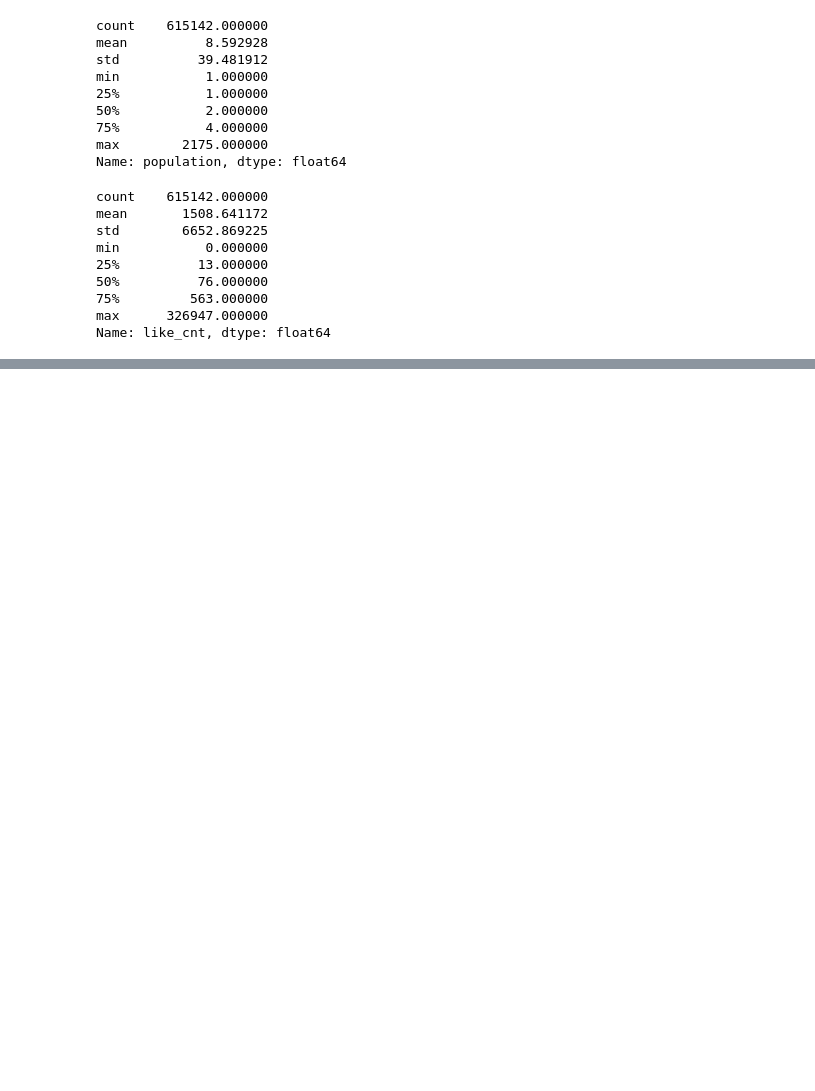
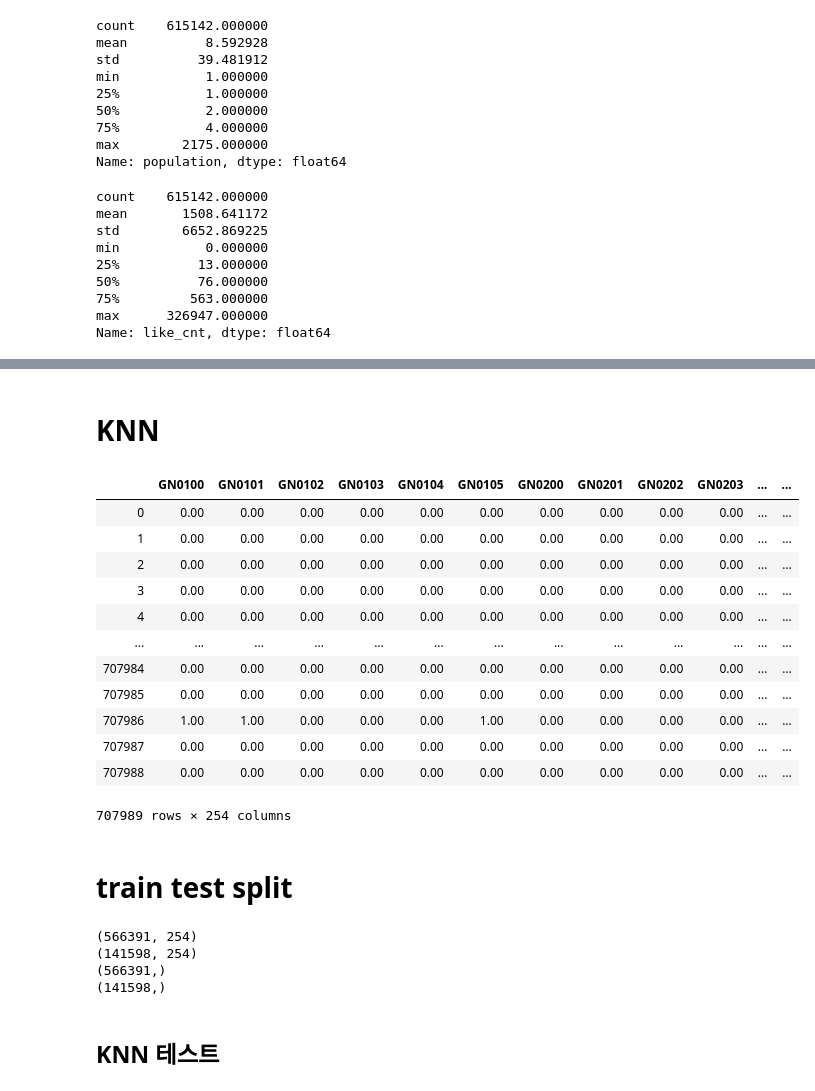
Before and after one commit to HowardHowonYu/book_recommendation, a Jupyter notebook: howard/playlist_recommendation/KNN.ipynb, the cells around one changed output, grey strips where cells are left out. Saved outputs shown, nothing was run; the diff lists cells and outputs as text; code cells hidden in the pictures; blank space fills up the shorter version.

```diff
--- a/howard/playlist_recommendation/KNN.ipynb
+++ b/howard/playlist_recommendation/KNN.ipynb
@@ -364,0 +434,2 @@ Name: like_cnt, dtype: float64
+# %%
+final_df_no_id = final_df_one_hot_copy[final_df_one_hot_copy.columns.difference(['id'])]
@@ -364,0 +454,24 @@ Name: like_cnt, dtype: float64
+# %%
+MinMax_scaled = minmax_scale(final_df_no_id, axis=0, copy=True, )
+# %%
+df_for_KNN = pd.DataFrame(MinMax_scaled, columns = final_df_no_id.columns)
+# %% [markdown]
+# KNN
+# %%
+df_for_KNN
+# %% [output]
+|  | GN0100 | GN0101 | GN0102 | GN0103 | GN0104 | GN0105 | GN0200 | GN0201 | GN0202 | GN0203 | ... | ... |
+| 0 | 0.00 | 0.00 | 0.00 | 0.00 | 0.00 | 0.00 | 0.00 | 0.00 | 0.00 | 0.00 | ... | ... |
+| 1 | 0.00 | 0.00 | 0.00 | 0.00 | 0.00 | 0.00 | 0.00 | 0.00 | 0.00 | 0.00 | ... | ... |
+| 2 | 0.00 | 0.00 | 0.00 | 0.00 | 0.00 | 0.00 | 0.00 | 0.00 | 0.00 | 0.00 | ... | ... |
+| 3 | 0.00 | 0.00 | 0.00 | 0.00 | 0.00 | 0.00 | 0.00 | 0.00 | 0.00 | 0.00 | ... | ... |
+| 4 | 0.00 | 0.00 | 0.00 | 0.00 | 0.00 | 0.00 | 0.00 | 0.00 | 0.00 | 0.00 | ... | ... |
+| ... | ... | ... | ... | ... | ... | ... | ... | ... | ... | ... | ... | ... |
+| 707984 | 0.00 | 0.00 | 0.00 | 0.00 | 0.00 | 0.00 | 0.00 | 0.00 | 0.00 | 0.00 | ... | ... |
+| 707985 | 0.00 | 0.00 | 0.00 | 0.00 | 0.00 | 0.00 | 0.00 | 0.00 | 0.00 | 0.00 | ... | ... |
+| 707986 | 1.00 | 1.00 | 0.00 | 0.00 | 0.00 | 1.00 | 0.00 | 0.00 | 0.00 | 0.00 | ... | ... |
+| 707987 | 0.00 | 0.00 | 0.00 | 0.00 | 0.00 | 0.00 | 0.00 | 0.00 | 0.00 | 0.00 | ... | ... |
+| 707988 | 0.00 | 0.00 | 0.00 | 0.00 | 0.00 | 0.00 | 0.00 | 0.00 | 0.00 | 0.00 | ... | ... |
+707989 rows × 254 columns
+# %% [markdown]
+# train test split
@@ -364,0 +481,12 @@ Name: like_cnt, dtype: float64
+# %%
+print(train_X.shape)
+print(test_X.shape)
+print(train_y.shape)
+print(test_y.shape)
+# %% [output]
+(566391, 254)
+(141598, 254)
+(566391,)
+(141598,)
+# %% [markdown]
+## KNN 테스트
```
Also changed, not shown: parts of 35 cells of this notebook, 14 other files.
